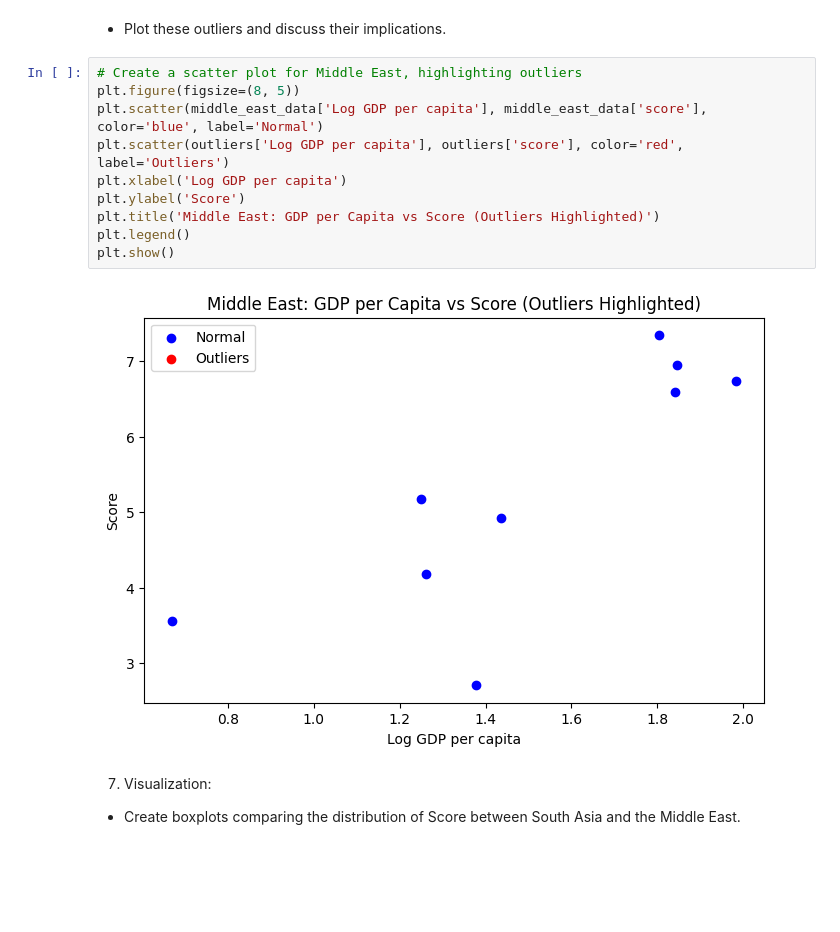
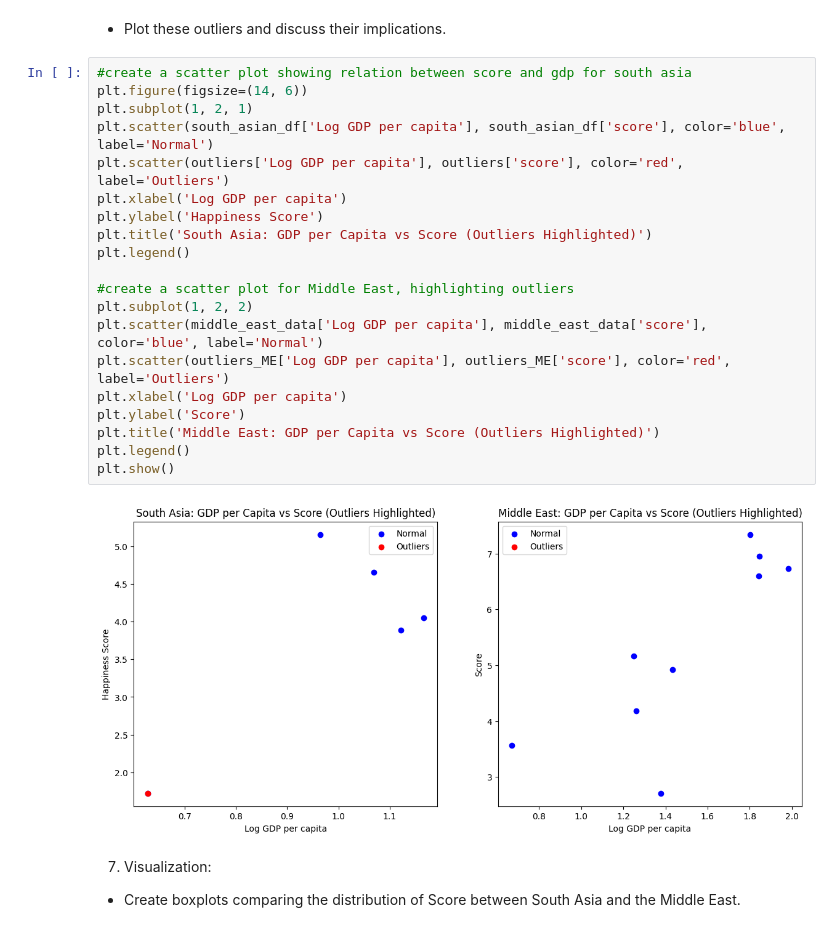
Before and after one commit to pritishma-shakya/Concepts-and-Technologies-of-AI, a Jupyter notebook: 2408412_PritishmaShakya.ipynb, the cells around one changed output. Drawn from its saved outputs; the diff is of its cells as text; blank space fills up the shorter version.

```diff
--- a/2408412_PritishmaShakya.ipynb
+++ b/2408412_PritishmaShakya.ipynb
@@ -839,17 +839,27 @@ Index: []
 # %% [markdown]
   *   Plot these outliers and discuss their implications.
 # %%
-# Create a scatter plot for Middle East, highlighting outliers
-plt.figure(figsize=(8, 5))
+#create a scatter plot showing relation between score and gdp for south asia
+plt.figure(figsize=(14, 6))
+plt.subplot(1, 2, 1)
+plt.scatter(south_asian_df['Log GDP per capita'], south_asian_df['score'], color='blue', label='Normal')
+plt.scatter(outliers['Log GDP per capita'], outliers['score'], color='red', label='Outliers')
+plt.xlabel('Log GDP per capita')
+plt.ylabel('Happiness Score')
+plt.title('South Asia: GDP per Capita vs Score (Outliers Highlighted)')
+plt.legend()
+
+#create a scatter plot for Middle East, highlighting outliers
+plt.subplot(1, 2, 2)
 plt.scatter(middle_east_data['Log GDP per capita'], middle_east_data['score'], color='blue', label='Normal')
-plt.scatter(outliers['Log GDP per capita'], outliers['score'], color='red', label='Outliers')
+plt.scatter(outliers_ME['Log GDP per capita'], outliers_ME['score'], color='red', label='Outliers')
 plt.xlabel('Log GDP per capita')
 plt.ylabel('Score')
 plt.title('Middle East: GDP per Capita vs Score (Outliers Highlighted)')
 plt.legend()
 plt.show()
 # %% [output]
-[figure, old version]
+[figure, new version]
 # %% [markdown]
 7. Visualization:
 *   Create boxplots comparing the distribution of Score between South Asia and the Middle East.
```
